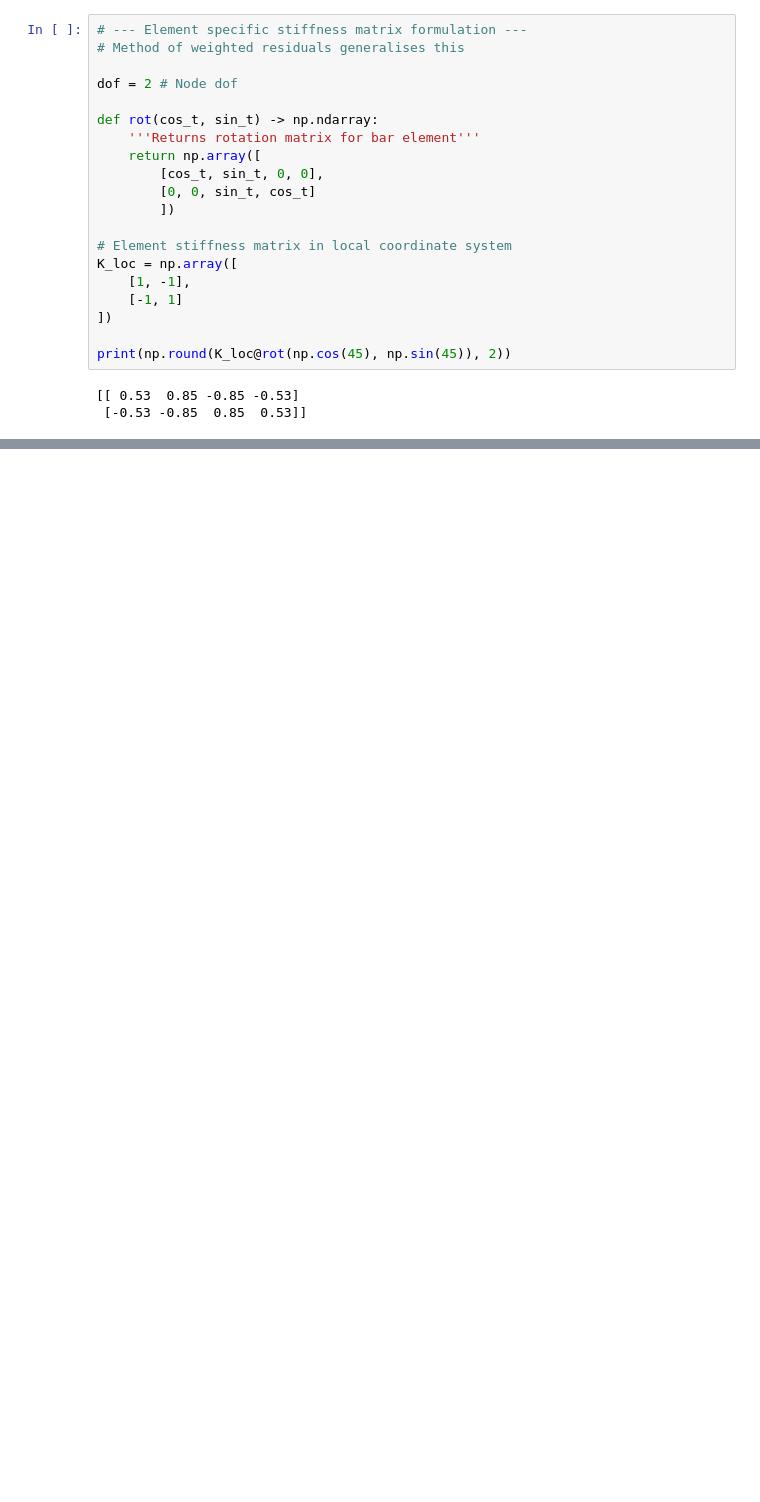
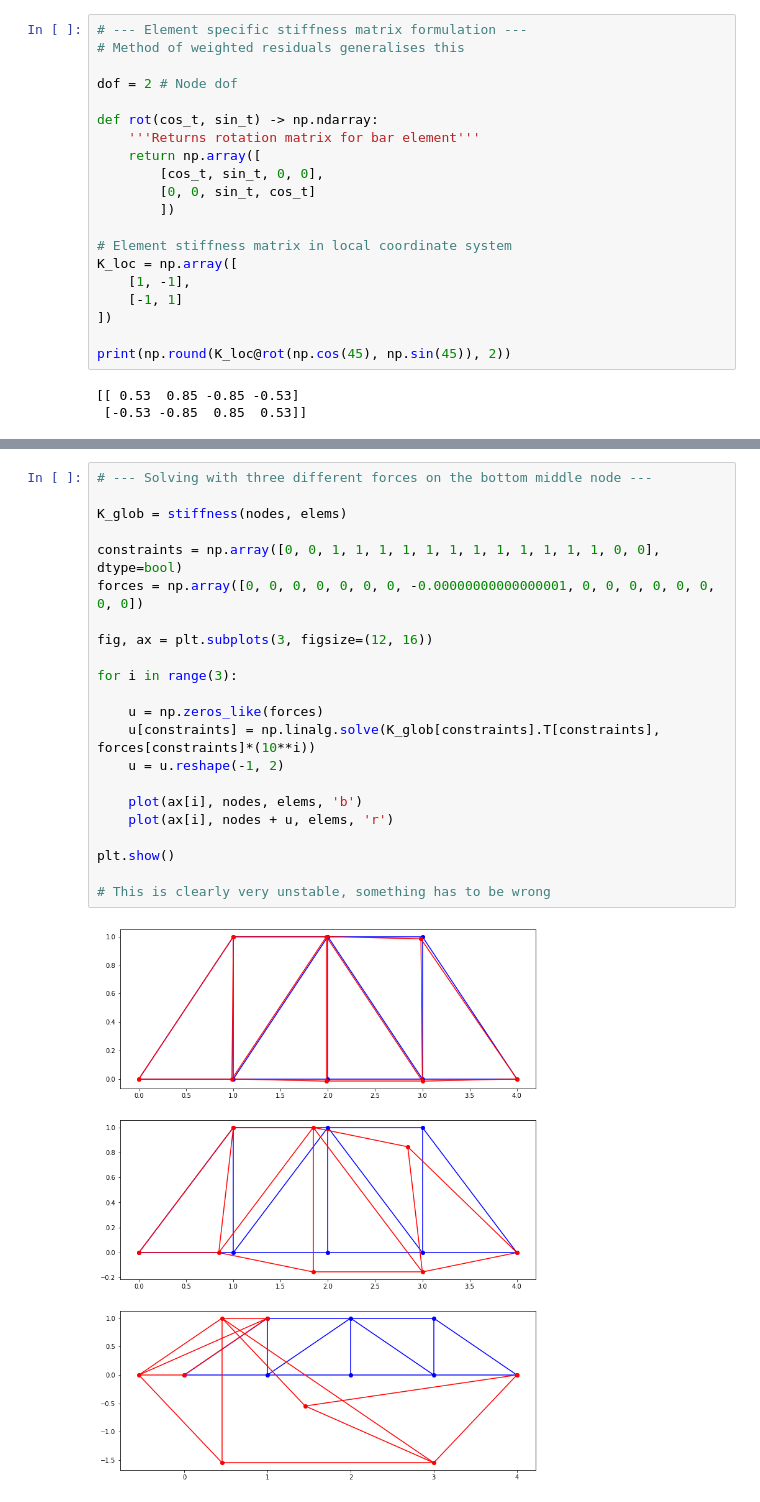
Before and after one commit to falcon75/fem, a Jupyter notebook: pin_truss.ipynb, the cells around one changed output, grey strips where cells are left out. Cells and saved outputs as stored; diff of their text form; blank space fills up the shorter version.

```diff
--- a/pin_truss.ipynb
+++ b/pin_truss.ipynb
@@ -116,0 +188,24 @@ plt.show()
+# %%
+# --- Solving with three different forces on the bottom middle node ---
+
+K_glob = stiffness(nodes, elems)
+
+constraints = np.array([0, 0, 1, 1, 1, 1, 1, 1, 1, 1, 1, 1, 1, 1, 0, 0], dtype=bool)
+forces = np.array([0, 0, 0, 0, 0, 0, 0, -0.00000000000000001, 0, 0, 0, 0, 0, 0, 0, 0])
+
+fig, ax = plt.subplots(3, figsize=(12, 16))
+
+for i in range(3):
+
+    u = np.zeros_like(forces)
+    u[constraints] = np.linalg.solve(K_glob[constraints].T[constraints], forces[constraints]*(10**i))
+    u = u.reshape(-1, 2)
+
+    plot(ax[i], nodes, elems, 'b')
+    plot(ax[i], nodes + u, elems, 'r')
+
+plt.show()
+
+# This is clearly very unstable, something has to be wrong
+# %% [output]
+[figure, added]
```
Also changed, not shown: parts of 5 cells of this notebook, 2 other files.
